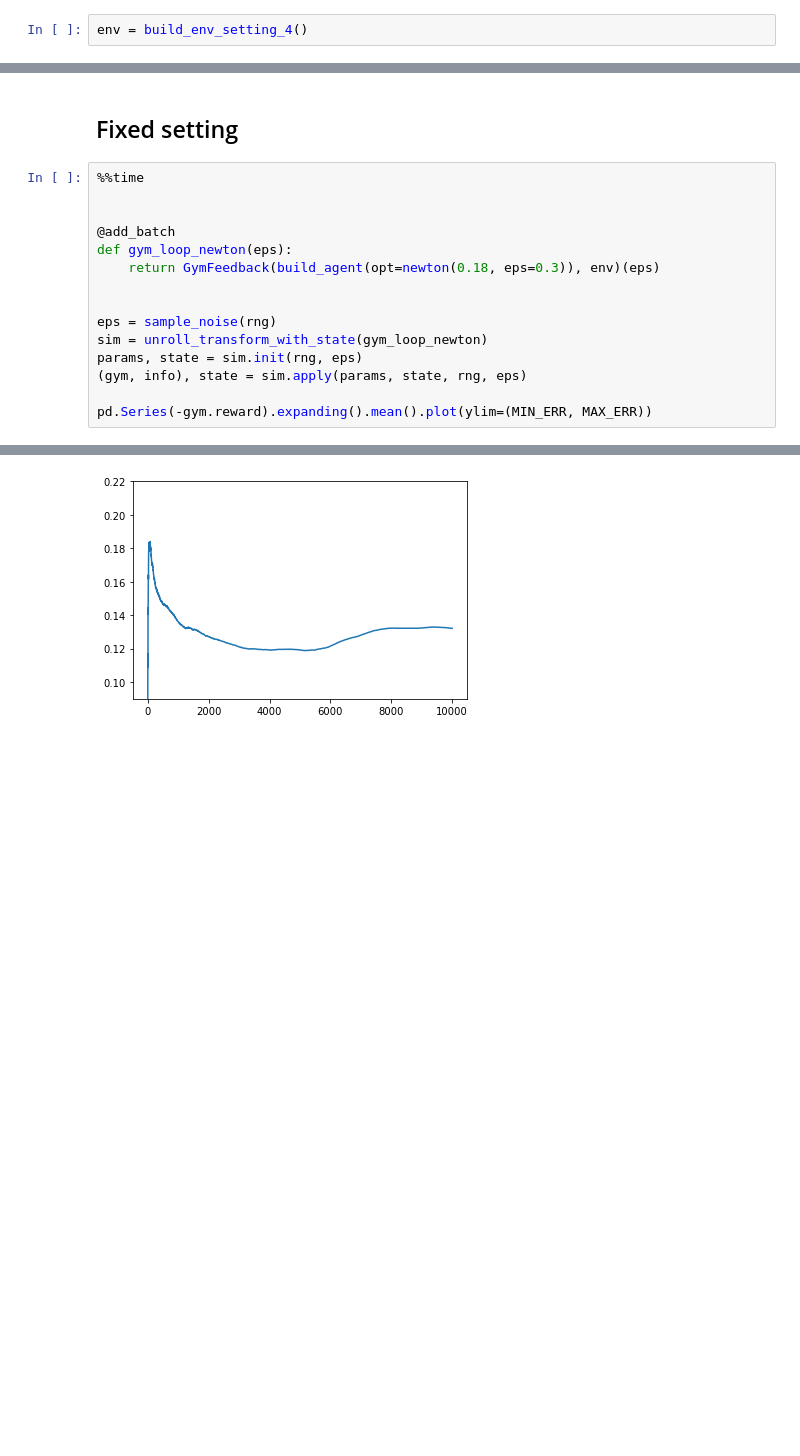
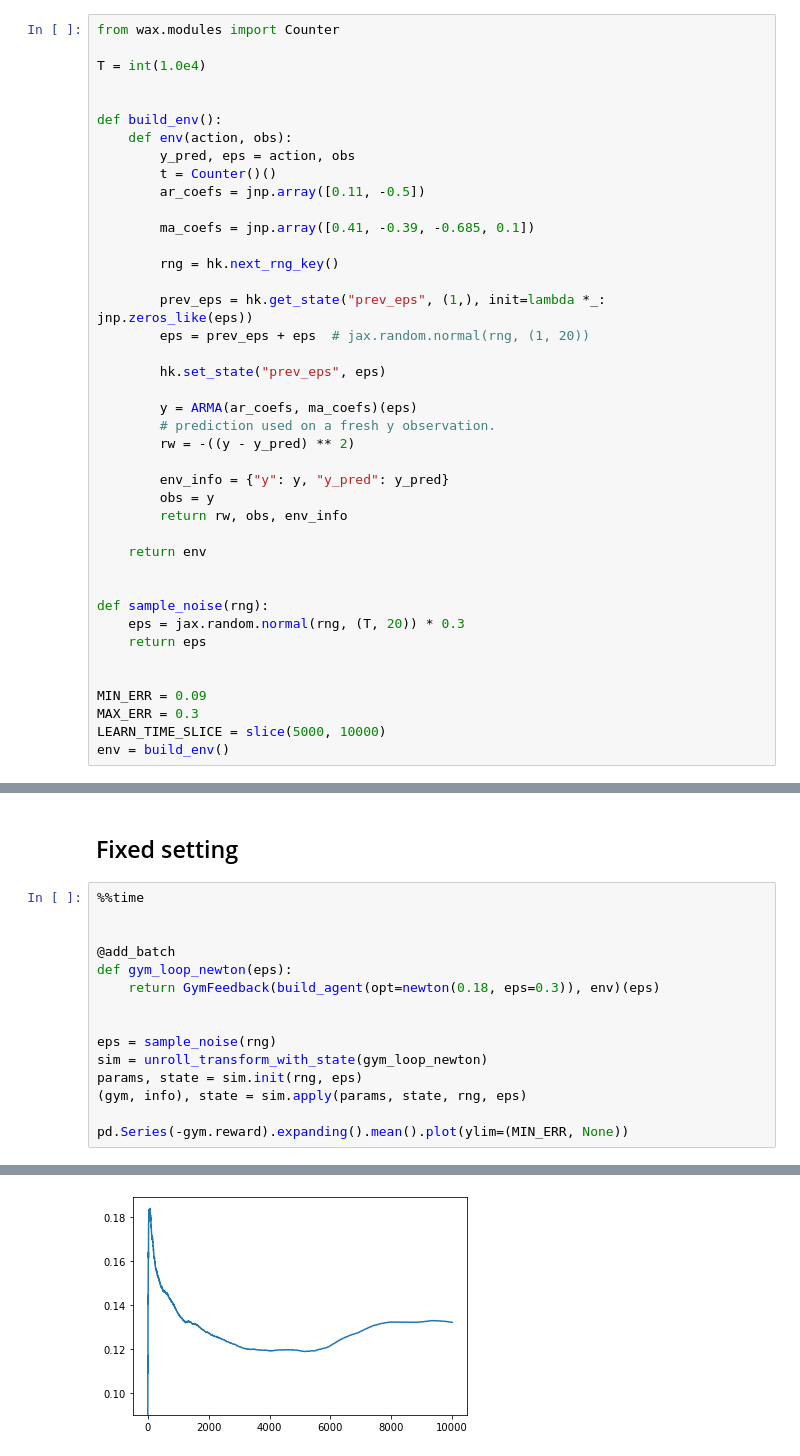
Before and after one commit to eserie/wax-ml, a Jupyter notebook: docs/notebooks/07-SNARIMAX.ipynb, the cells around one changed output, grey strips where cells are left out. Cells and saved outputs as stored; diff of their text form; blank space fills up the shorter version.

```diff
--- a/docs/notebooks/07-SNARIMAX.ipynb
+++ b/docs/notebooks/07-SNARIMAX.ipynb
@@ -1311,5 +1323,44 @@ MAX_ERR = 0.22
-# %%
-env = build_env_setting_4()
+# %%
+from wax.modules import Counter
+
+T = int(1.0e4)
+
+
+def build_env():
+    def env(action, obs):
+        y_pred, eps = action, obs
+        t = Counter()()
+        ar_coefs = jnp.array([0.11, -0.5])
+
+        ma_coefs = jnp.array([0.41, -0.39, -0.685, 0.1])
+
+        rng = hk.next_rng_key()
+
+        prev_eps = hk.get_state("prev_eps", (1,), init=lambda *_: jnp.zeros_like(eps))
+        eps = prev_eps + eps  # jax.random.normal(rng, (1, 20))
+
+        hk.set_state("prev_eps", eps)
+
+        y = ARMA(ar_coefs, ma_coefs)(eps)
+        # prediction used on a fresh y observation.
+        rw = -((y - y_pred) ** 2)
+
+        env_info = {"y": y, "y_pred": y_pred}
+        obs = y
+        return rw, obs, env_info
+
+    return env
+
+
+def sample_noise(rng):
+    eps = jax.random.normal(rng, (T, 20)) * 0.3
+    return eps
+
+
+MIN_ERR = 0.09
+MAX_ERR = 0.3
+LEARN_TIME_SLICE = slice(5000, 10000)
+env = build_env()
 # %%
 BEST_STEP_SIZE, BEST_GYM = scan_hparams_first_order()
 # %% [output]
@@ -1356,5 +1414,5 @@ sim = unroll_transform_with_state(gym_loop_newton)
 params, state = sim.init(rng, eps)
 (gym, info), state = sim.apply(params, state, rng, eps)
 
-pd.Series(-gym.reward).expanding().mean().plot(ylim=(MIN_ERR, MAX_ERR))
+pd.Series(-gym.reward).expanding().mean().plot(ylim=(MIN_ERR, None))
 # %% [output]
@@ -1363,2 +1421,2 @@ Wall time: 2.13 s
 <AxesSubplot:>
-[figure, old version]
+[figure, new version]
```
Also changed, not shown: parts of 29 cells of this notebook, 2 other files.
